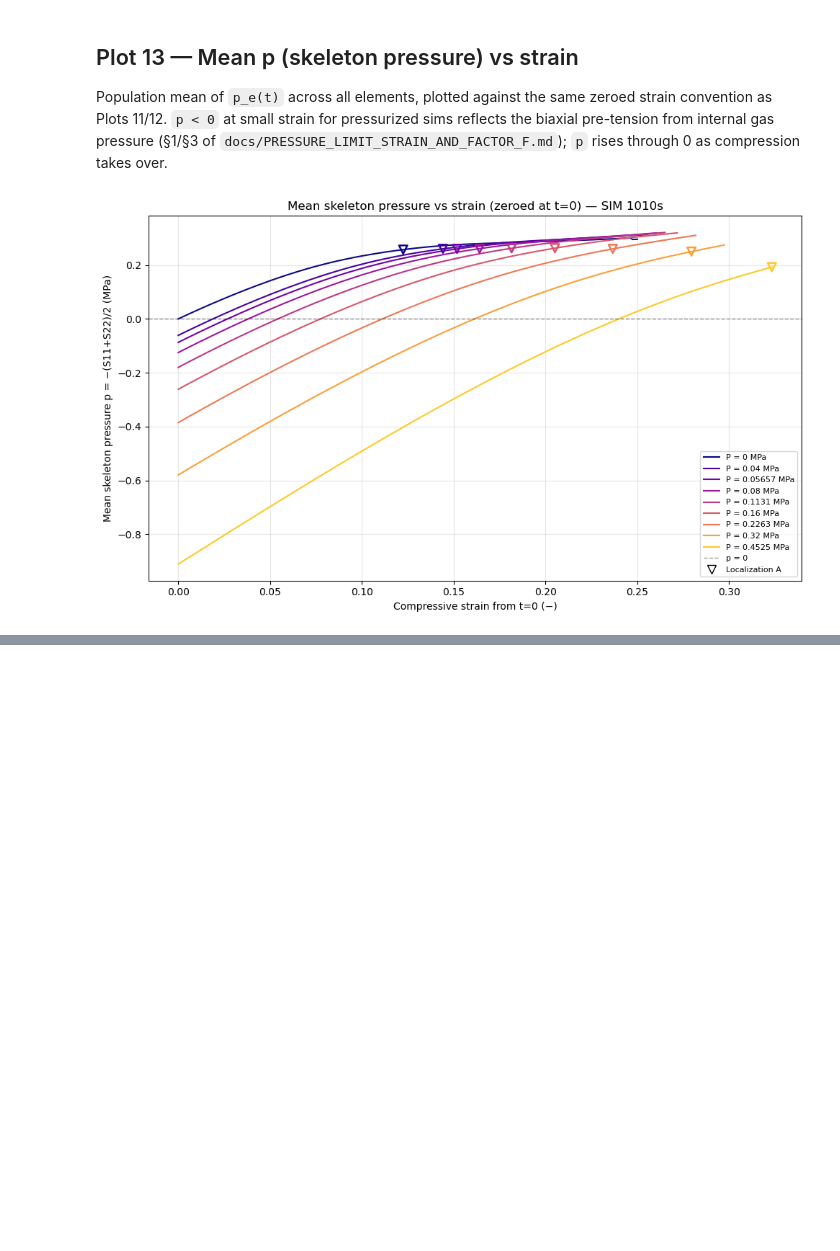
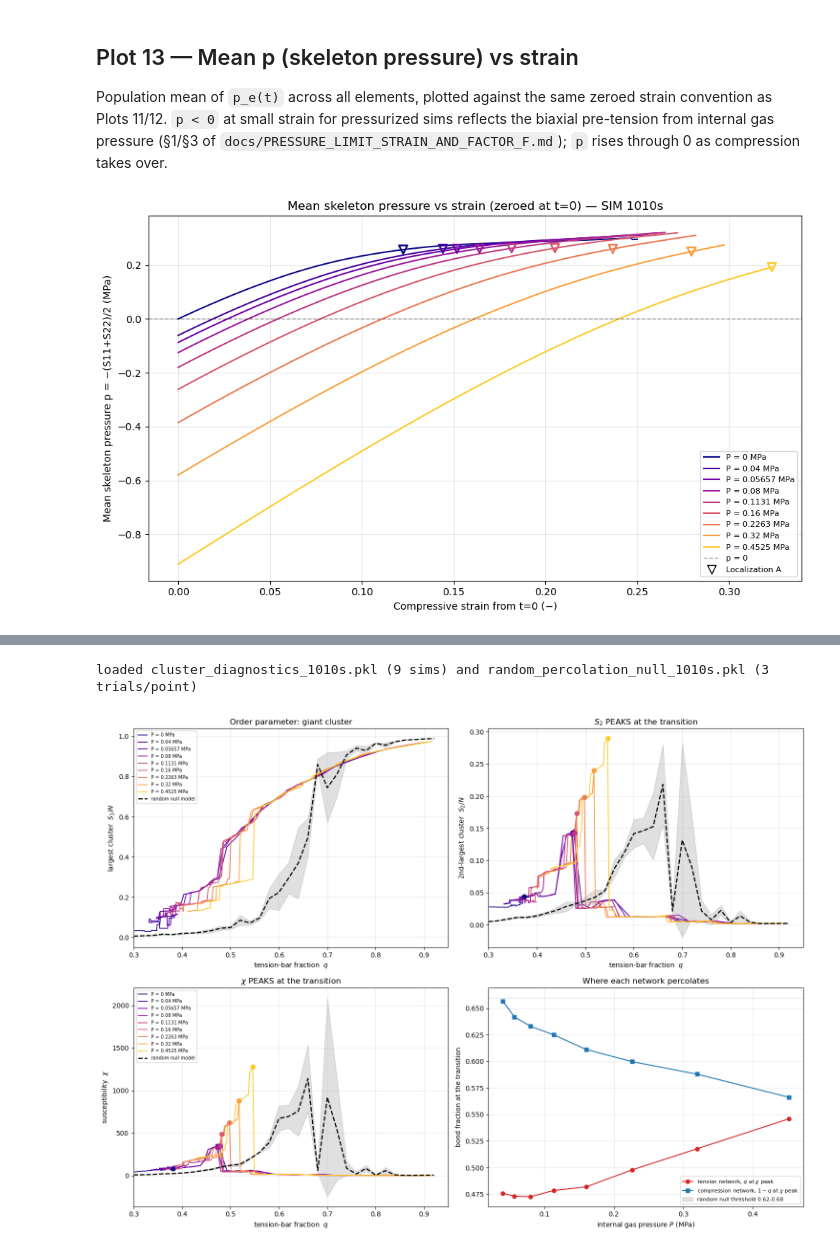
Before and after one commit to francoruffini17/FOAM_V03, a Jupyter notebook: Z001_Results_Analizer/SIM_1010s_shear_localization.ipynb, the cells around one changed output, grey strips where cells are left out. Saved outputs shown, nothing was run; the diff lists cells and outputs as text; code cells hidden in the pictures; blank space fills up the shorter version.

```diff
--- a/Z001_Results_Analizer/SIM_1010s_shear_localization.ipynb
+++ b/Z001_Results_Analizer/SIM_1010s_shear_localization.ipynb
@@ -1026,0 +1515,79 @@ for name, label in LANDMARK_LABELS.items():
+# %%
+# Plot 17 - percolation diagnostics: does the real network show a sharp transition?
+CACHE_CL   = 'cluster_diagnostics_1010s.pkl'
+CACHE_NULL = 'random_percolation_null_1010s.pkl'
+with open(CACHE_CL, 'rb') as fh:   CL = pickle.load(fh)
+with open(CACHE_NULL, 'rb') as fh: NULL = pickle.load(fh)
+print(f'loaded {CACHE_CL} ({len(CL)} sims) and {CACHE_NULL} ({NULL["n_trials"]} trials/point)')
+
+fig, axes = plt.subplots(2, 2, figsize=(15, 11))
+(a1, a2), (a3, a4) = axes
+cmap = plt.get_cmap('plasma', len(SIMS))
+
+def null_band(ax, key, sd):
+    ax.plot(NULL['q'], NULL[key], 'k--', lw=1.8, zorder=8, label='random null model')
+    ax.fill_between(NULL['q'], NULL[key] - NULL[sd], NULL[key] + NULL[sd],
+                    color='k', alpha=0.12, zorder=0)
+
+for idx, sim in enumerate(SIMS):
+    if sim not in CL:
+        continue
+    d = CL[sim]; q = d['frac_tension']
+    lab = f'P = {PRESSURES[sim]:.4g} MPa'
+    a1.plot(q, d['lcc_t'],  color=cmap(idx), lw=1.3, label=lab)
+    a2.plot(q, d['lcc2_t'], color=cmap(idx), lw=1.3, label=lab)
+    a3.plot(q, d['chi_t'],  color=cmap(idx), lw=1.3, label=lab)
+    # mark the transition (susceptibility peak)
+    ip = int(np.argmax(d['chi_t']))
+    a3.scatter(q[ip], d['chi_t'][ip], color=cmap(idx), s=45, zorder=6)
+    a2.scatter(q[int(np.argmax(d['lcc2_t']))], d['lcc2_t'].max(), color=cmap(idx), s=45, zorder=6)
+
+null_band(a1, 'lcc', 'lcc_sd'); null_band(a2, 'lcc2', 'lcc2_sd'); null_band(a3, 'chi', 'chi_sd')
+
+a1.set_ylabel('largest cluster  $S_1/N$'); a1.set_title('Order parameter: giant cluster')
+a2.set_ylabel('2nd-largest cluster  $S_2/N$'); a2.set_title('$S_2$ PEAKS at the transition')
+a3.set_ylabel(r'susceptibility  $\chi$'); a3.set_title(r'$\chi$ PEAKS at the transition')
+for ax in (a1, a2, a3):
+    ax.set_xlabel('tension-bar fraction  $q$')
+    ax.grid(True, alpha=0.3)
+    ax.set_xlim(0.30, 0.95)
+a1.legend(fontsize=7, loc='upper left')
+a3.legend(fontsize=7, loc='upper left')
+
+# ---- panel 4: where the transition sits, vs gas pressure ---------------------
+Pv, qt, qc = [], [], []
+for sim in SIMS:
+    if sim not in CL or sim not in PRESSURES or sim == 1010:
+        continue                      # SIM 1010 (P=0) has no tension network to speak of
+    d = CL[sim]; q = d['frac_tension']
+    Pv.append(PRESSURES[sim])
+    qt.append(q[int(np.argmax(d['chi_t']))])
+    qc.append(1.0 - q[int(np.argmax(d['chi_c']))])
+a4.plot(Pv, qt, 'o-', color='tab:red',  label=r'tension network, $q$ at $\chi$ peak')
+a4.plot(Pv, qc, 's-', color='tab:blue', label=r'compression network, $1-q$ at $\chi$ peak')
+a4.axhspan(NULL['q'][np.argmax(NULL['lcc2'])], NULL['q'][np.argmax(NULL['chi'])],
+           color='0.7', alpha=0.4, zorder=0, label='random null threshold 0.62-0.68')
+a4.set_xlabel('internal gas pressure $P$ (MPa)')
+a4.set_ylabel('bond fraction at the transition')
+a4.set_title('Where each network percolates')
+a4.legend(fontsize=8); a4.grid(True, alpha=0.3)
+
+fig.tight_layout()
+plt.show()
+
+print(f"\n{'sim':>5}{'q @ chi peak (T)':>18}{'peak chi_t':>12}{'1-q @ chi peak (C)':>20}{'frame':>7}{'f=1 frame':>11}{'ti*':>6}")
+for sim in SIMS:
+    if sim not in CL:
+        continue
+    d = CL[sim]; q = d['frac_tension']
+    it = int(np.argmax(d['chi_t'])); ic = int(np.argmax(d['chi_c']))
+    print(f"{sim:>5}{q[it]:>18.4f}{d['chi_t'][it]:>12.1f}{1-q[ic]:>20.4f}"
+          f"{it:>7}{d['frame_f1']:>11.1f}{d['i_star']:>6}")
+print(f"\nrandom null model: S2 peaks at q = {NULL['q'][np.argmax(NULL['lcc2'])]:.2f}, "
+      f"chi peaks at q = {NULL['q'][np.argmax(NULL['chi'])]:.2f}, peak chi = {NULL['chi'].max():.0f}")
+print('\n=> The transition is REAL and SHARP - it was simply invisible to global efficiency.')
+print('   Tension percolates BELOW the random threshold (correlated => better connected);')
+print('   compression percolates essentially AT it (no better organised than random).')
+# %% [output]
+loaded cluster_diagnostics_1010s.pkl (9 sims) and random_percolation_null_1010s.pkl (3 trials/point)
+[figure, added]
```
Also changed, not shown: parts of 11 cells of this notebook, 2 other files.
